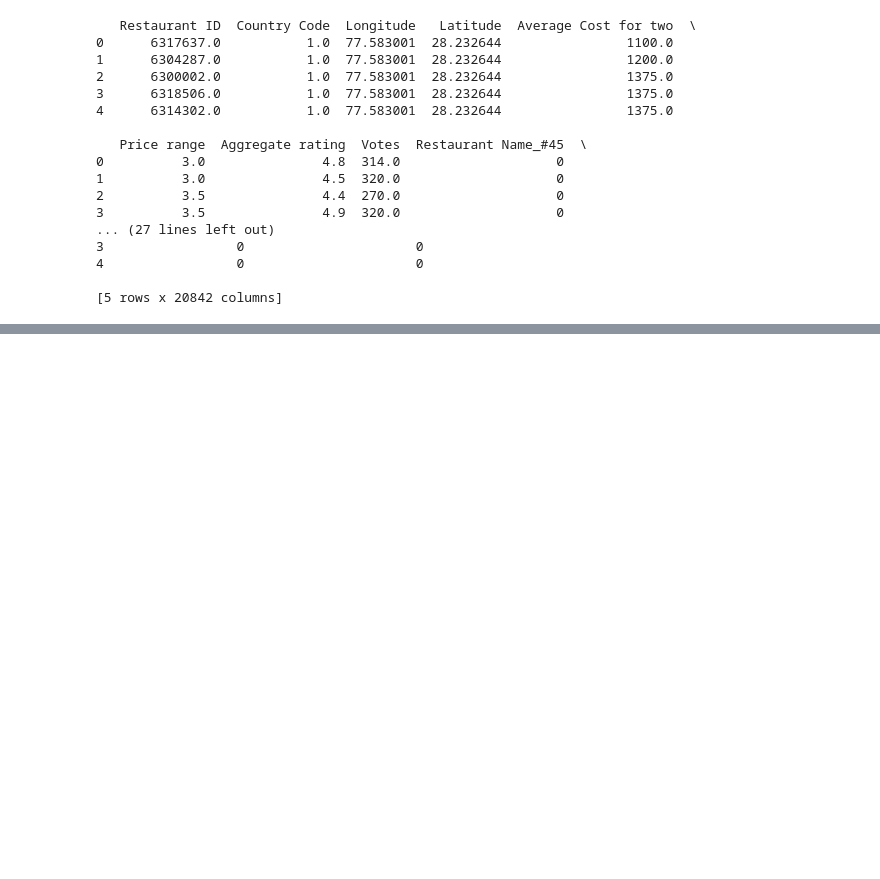
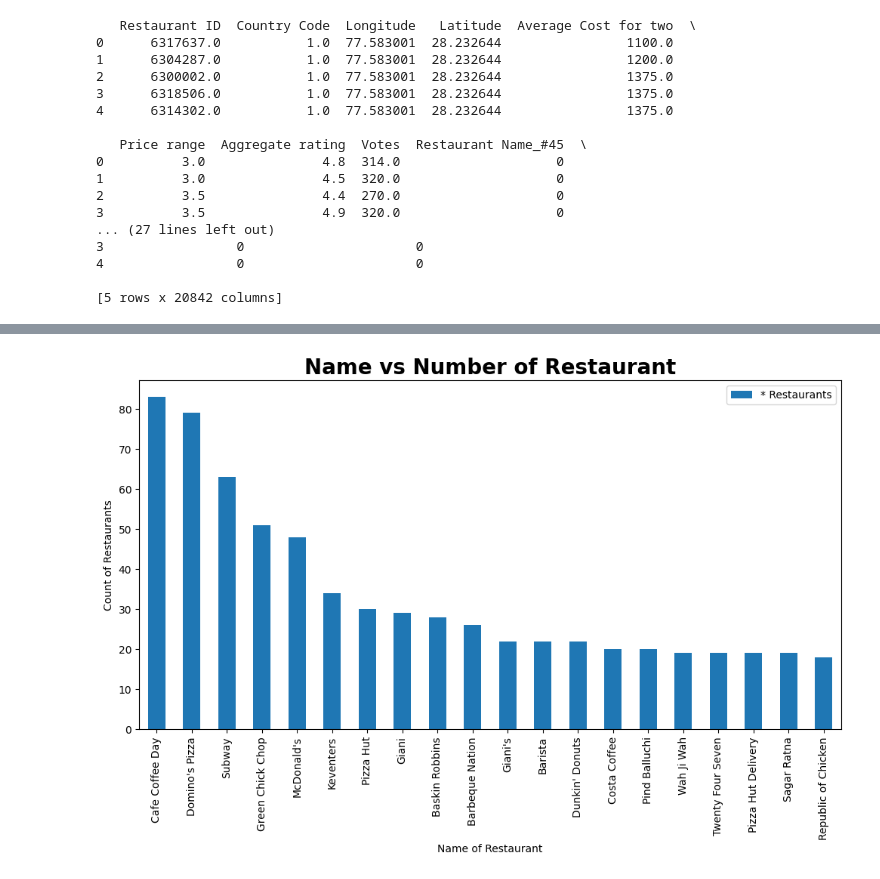
Before and after one commit to tanuushree/restaurant-ratings, a Jupyter notebook: restaurant_ratings.ipynb, the cells around one changed output, grey strips where cells are left out. Saved outputs shown, nothing was run; the diff lists cells and outputs as text; code cells hidden in the pictures; blank space fills up the shorter version.

```diff
--- a/restaurant_ratings.ipynb
+++ b/restaurant_ratings.ipynb
@@ -169,0 +178,13 @@ print(df_encoded.head())
+# %%
+import matplotlib.pyplot as plt
+
+plt.figure(figsize=(12, 6))
+ax = df['Restaurant Name'].value_counts()[:20].plot(kind='bar')
+ax.legend(['* Restaurants'])
+plt.xlabel("Name of Restaurant")
+plt.ylabel("Count of Restaurants")
+plt.title("Name vs Number of Restaurant", fontsize=20, weight='bold')
+
+plt.show()
+# %% [output]
+[figure, added]
```
Also changed, not shown: parts of 17 cells of this notebook.
